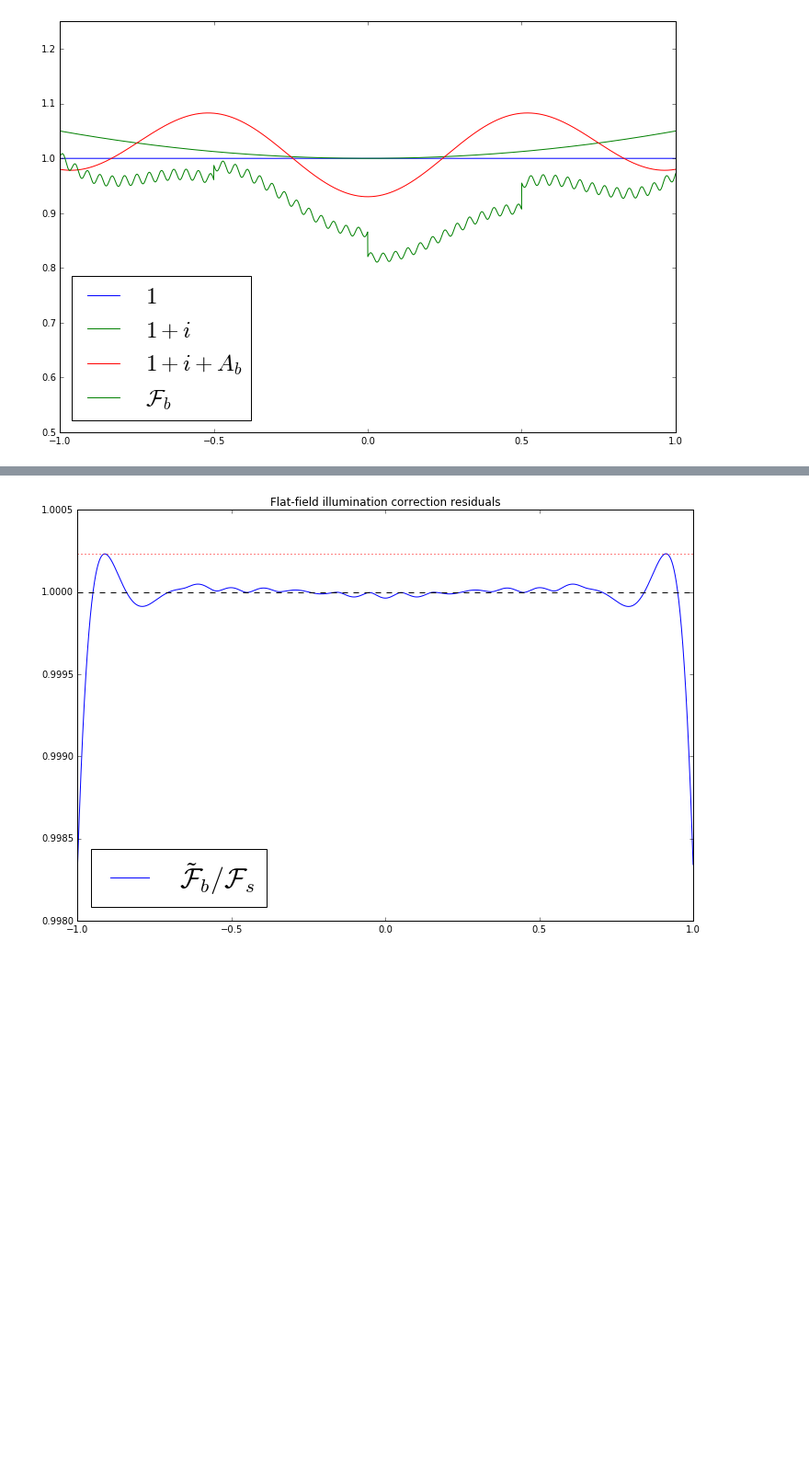
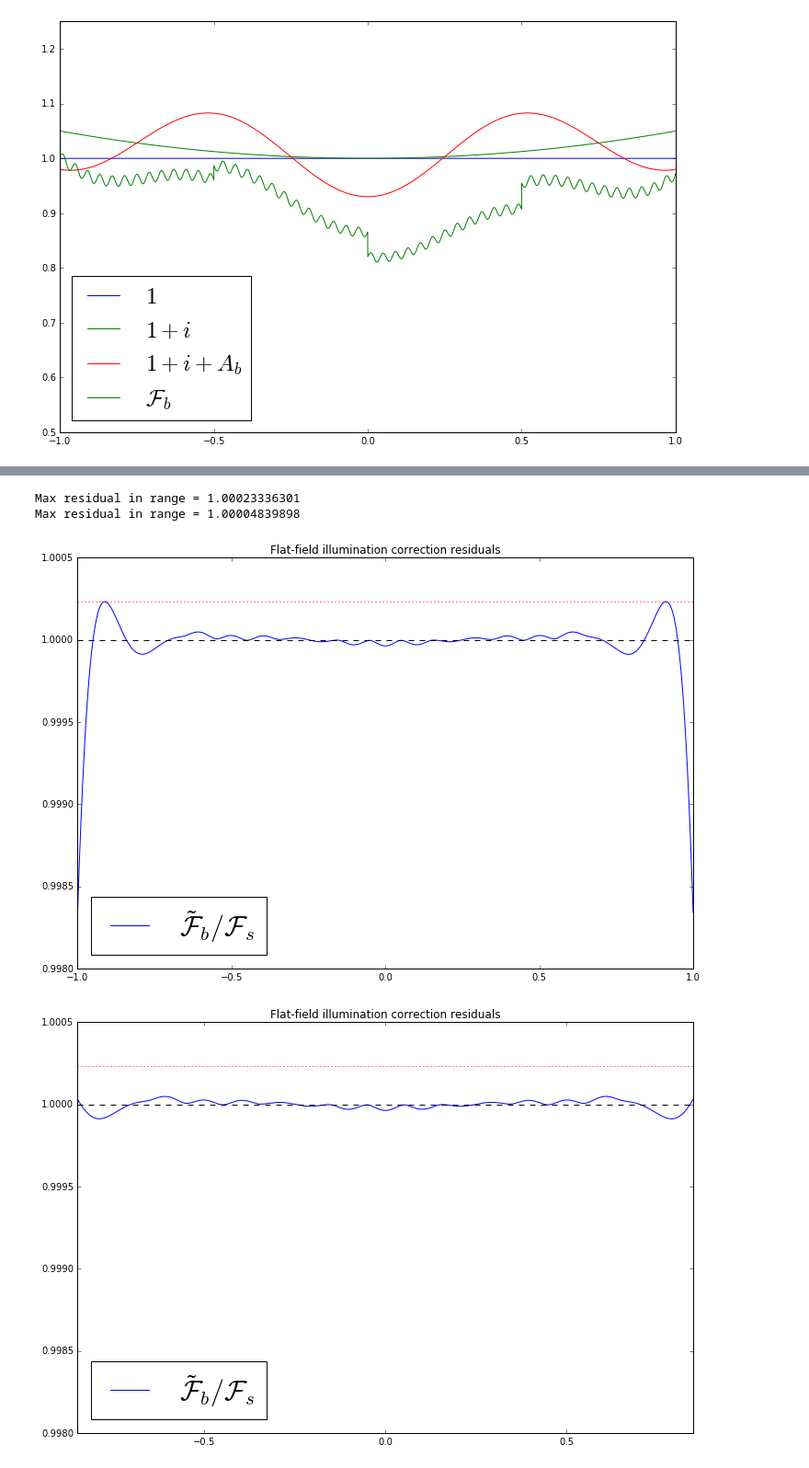
Before and after one commit to lsst-dm/calibration-scripts, a Jupyter notebook: cbp_spots_merlin.ipynb, the cells around one changed output, grey strips where cells are left out. Shown: that part at 92% size. Cells and saved outputs as stored; diff of their text form; code cells hidden in the pictures; blank space fills up the shorter version.

```diff
--- a/cbp_spots_merlin.ipynb
+++ b/cbp_spots_merlin.ipynb
@@ -130,23 +122,38 @@ print nSampleCBP
 # %%
-plt.figure(figsize=(12,8))
-ax = plt.subplot(111)
-plt.plot(ib, (estCalS/calS), label=r'$\tilde{\cal F}_b/{\cal F}_s$')
-plt.axhline(1.0, color='k', ls='--')
-maxval = np.max(estCalS/calS)
-plt.axhline(maxval, color='r', ls=':')
+for xy_clip in [1, 0.85]:
+    plt.figure(figsize=(12,8))
+    ax = plt.subplot(111)
+    residual = estCalS/calS
 
-_ = plt.title(r'Flat-field illumination correction residuals')
-# ticks = list(ax.get_yticks())#.append(maxval)
-# ticks = [np.round(_,4) for _ in ax.get_yticks()]
-# ticks.append(np.round(maxval,5))
-# ax.set_yticks(ticks)
-# plt.ylim(0.998,1.0005)
-plt.legend(loc='best',  fontsize=30)
+    npts = len(ib)
+    index_min = int(((1.-xy_clip)/2.) * npts)
+    index_max = npts - index_min
 
+    print 'Max residual in range = %s' % np.max(residual[index_min:index_max])
 
-plt.savefig(os.path.join(dirName, "CBP-errors.pdf"))
+    plt.plot(ib[index_min:index_max], residual[index_min:index_max], label=r'$\tilde{\cal F}_b/{\cal F}_s$')
+    plt.axhline(1.0, color='k', ls='--')
+    maxval = np.max(estCalS/calS)
+    plt.axhline(maxval, color='r', ls=':')
+
+    _ = plt.title(r'Flat-field illumination correction residuals')
+#     ticks = list(ax.get_yticks())#.append(maxval)
+#     ticks = [np.round(_,4) for _ in ax.get_yticks()]
+#     ticks.append(np.round(maxval,5))
+#     ax.set_yticks(ticks)
+#     plt.ylim(0.998,1.0005)
+    plt.legend(loc='best',  fontsize=30)
+    # plt.xlim(-.85,.85)
+    plt.xlim(-1.*xy_clip,xy_clip)
+
+    plt.ylim(0.998, 1.0004999999999999)
+
+    plt.savefig(os.path.join(dirName, "CBP-errors_%s*range.pdf"%xy_clip))
 # %% [output]
+Max residual in range = 1.00023336301
+Max residual in range = 1.00004839898
 [figure]
+[figure, added]
 # %%
 PLOT = False
 
```
Also changed, not shown: parts of 7 cells of this notebook.
